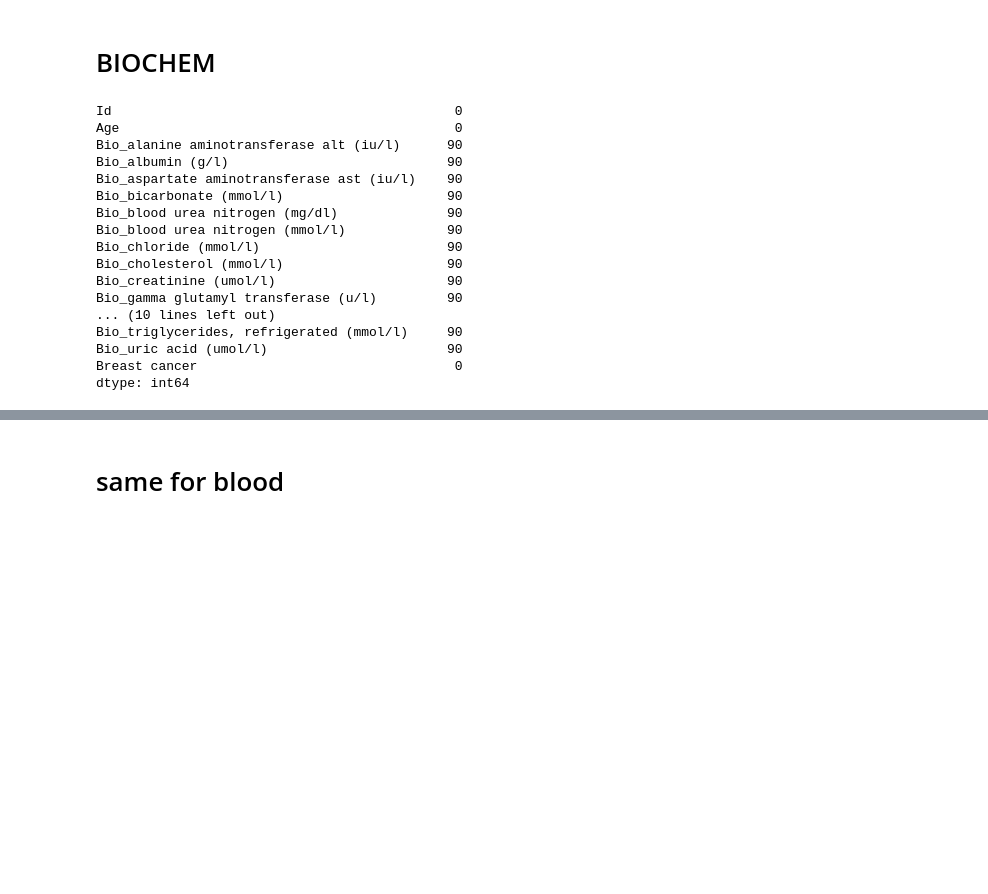
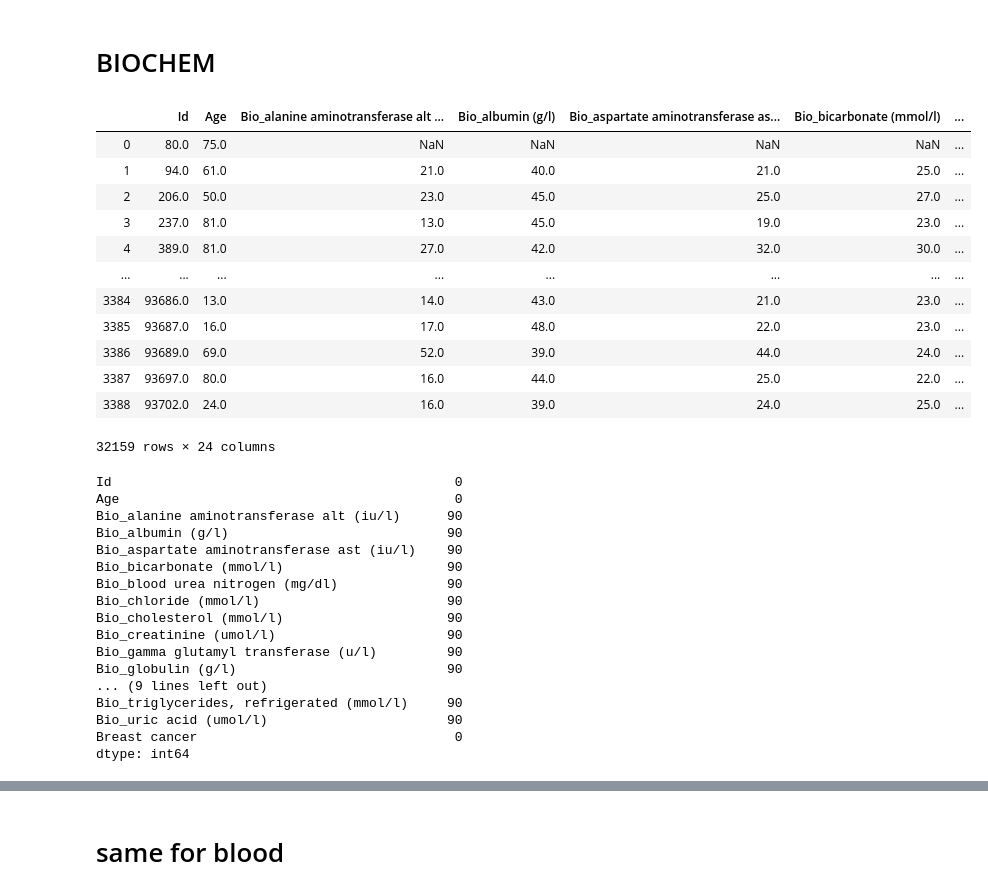
Before and after one commit to kutzkami/data-ber-10-19, a Jupyter notebook: module-3_projects/final-project/Breast Cancer Project/NHANES_ALL.ipynb, the cells around one changed output, grey strips where cells are left out. Saved outputs shown, nothing was run; the diff lists cells and outputs as text; code cells hidden in the pictures; blank space fills up the shorter version.

```diff
--- a/module-3_projects/final-project/Breast Cancer Project/NHANES_ALL.ipynb
+++ b/module-3_projects/final-project/Breast Cancer Project/NHANES_ALL.ipynb
@@ -127,7 +126,6 @@ for i in ['A']:
     'LBXSASSI' : 'BIO_Aspartate aminotransferase AST (IU/L)',
     'LBXSATSI' : 'BIO_Alanine aminotransferase ALT (IU/L)',
     'LBXSBU' : 'BIO_Blood urea nitrogen (mg/dL)',
-    'LBDSBUSI' : 'BIO_Blood urea nitrogen (mmol/L)',
     'LBXSC3SI' : 'BIO_Bicarbonate (mmol/L)',
     'LBDSCASI' : 'BIO_Total calcium (mmol/L)',
     'LBDSCHSI' : 'BIO_Cholesterol (mmol/L)',
@@ -213,7 +211,7 @@ for i in ['B','C','D','E','F','G','H','I']:
     'LBXSASSI' : 'BIO_Aspartate aminotransferase AST (IU/L)',
     'LBXSATSI' : 'BIO_Alanine aminotransferase ALT (IU/L)',
     'LBXSBU' : 'BIO_Blood urea nitrogen (mg/dL)',
-    'LBDSBUSI' : 'BIO_Blood urea nitrogen (mmol/L)',
+    #'LBDSBUSI' : 'BIO_Blood urea nitrogen (mmol/L)',
     'LBXSC3SI' : 'BIO_Bicarbonate (mmol/L)',
     'LBDSCASI' : 'BIO_Total calcium (mmol/L)',
     'LBDSCHSI' : 'BIO_Cholesterol (mmol/L)',
@@ -314,7 +312,7 @@ for i in ['A']:
     'LBXSASSI' : 'BIO_Aspartate aminotransferase AST (IU/L)',
     'LBXSATSI' : 'BIO_Alanine aminotransferase ALT (IU/L)',
     'LBXSBU' : 'BIO_Blood urea nitrogen (mg/dL)',
-    'LBDSBUSI' : 'BIO_Blood urea nitrogen (mmol/L)',
+    #'LBDSBUSI' : 'BIO_Blood urea nitrogen (mmol/L)',
     'LBXSC3SI' : 'BIO_Bicarbonate (mmol/L)',
     'LBDSCASI' : 'BIO_Total calcium (mmol/L)',
     'LBDSCHSI' : 'BIO_Cholesterol (mmol/L)',
@@ -401,7 +399,7 @@ for i in ['B','C','D','E','F','G','H','I']:
     'LBXSASSI' : 'BIO_Aspartate aminotransferase AST (IU/L)',
     'LBXSATSI' : 'BIO_Alanine aminotransferase ALT (IU/L)',
     'LBXSBU' : 'BIO_Blood urea nitrogen (mg/dL)',
-    'LBDSBUSI' : 'BIO_Blood urea nitrogen (mmol/L)',
+    #'LBDSBUSI' : 'BIO_Blood urea nitrogen (mmol/L)',
     'LBXSC3SI' : 'BIO_Bicarbonate (mmol/L)',
     'LBDSCASI' : 'BIO_Total calcium (mmol/L)',
     'LBDSCHSI' : 'BIO_Cholesterol (mmol/L)',
@@ -461,6 +469,22 @@ for i in list(df.columns):
 df_bio_col.append('Breast cancer')
 
 df_bio = df[df_bio_col]
+# %%
+df_bio
+# %% [output]
+|  | Id | Age | Bio_alanine aminotransferase alt ... | Bio_albumin (g/l) | Bio_aspartate aminotransferase as... | Bio_bicarbonate (mmol/l) | ... |
+| 0 | 80.0 | 75.0 | NaN | NaN | NaN | NaN | ... |
+| 1 | 94.0 | 61.0 | 21.0 | 40.0 | 21.0 | 25.0 | ... |
+| 2 | 206.0 | 50.0 | 23.0 | 45.0 | 25.0 | 27.0 | ... |
+| 3 | 237.0 | 81.0 | 13.0 | 45.0 | 19.0 | 23.0 | ... |
+| 4 | 389.0 | 81.0 | 27.0 | 42.0 | 32.0 | 30.0 | ... |
+| ... | ... | ... | ... | ... | ... | ... | ... |
+| 3384 | 93686.0 | 13.0 | 14.0 | 43.0 | 21.0 | 23.0 | ... |
+| 3385 | 93687.0 | 16.0 | 17.0 | 48.0 | 22.0 | 23.0 | ... |
+| 3386 | 93689.0 | 69.0 | 52.0 | 39.0 | 44.0 | 24.0 | ... |
+| 3387 | 93697.0 | 80.0 | 16.0 | 44.0 | 25.0 | 22.0 | ... |
+| 3388 | 93702.0 | 24.0 | 16.0 | 39.0 | 24.0 | 25.0 | ... |
+32159 rows × 24 columns
 # %%
 df_bio_bcancer = df_bio[df_bio['Breast cancer'] == 1]
 df_bio_nbcancer = df_bio[df_bio['Breast cancer'] == 0]
@@ -474,12 +498,12 @@ Bio_albumin (g/l)                            90
 Bio_aspartate aminotransferase ast (iu/l)    90
 Bio_bicarbonate (mmol/l)                     90
 Bio_blood urea nitrogen (mg/dl)              90
-Bio_blood urea nitrogen (mmol/l)             90
 Bio_chloride (mmol/l)                        90
 Bio_cholesterol (mmol/l)                     90
 Bio_creatinine (umol/l)                      90
 Bio_gamma glutamyl transferase (u/l)         90
-... (10 lines left out)
+Bio_globulin (g/l)                           90
+... (9 lines left out)
 Bio_triglycerides, refrigerated (mmol/l)     90
 Bio_uric acid (umol/l)                       90
 Breast cancer                                 0
```
Also changed, not shown: parts of 10 cells of this notebook, 6 other files.
